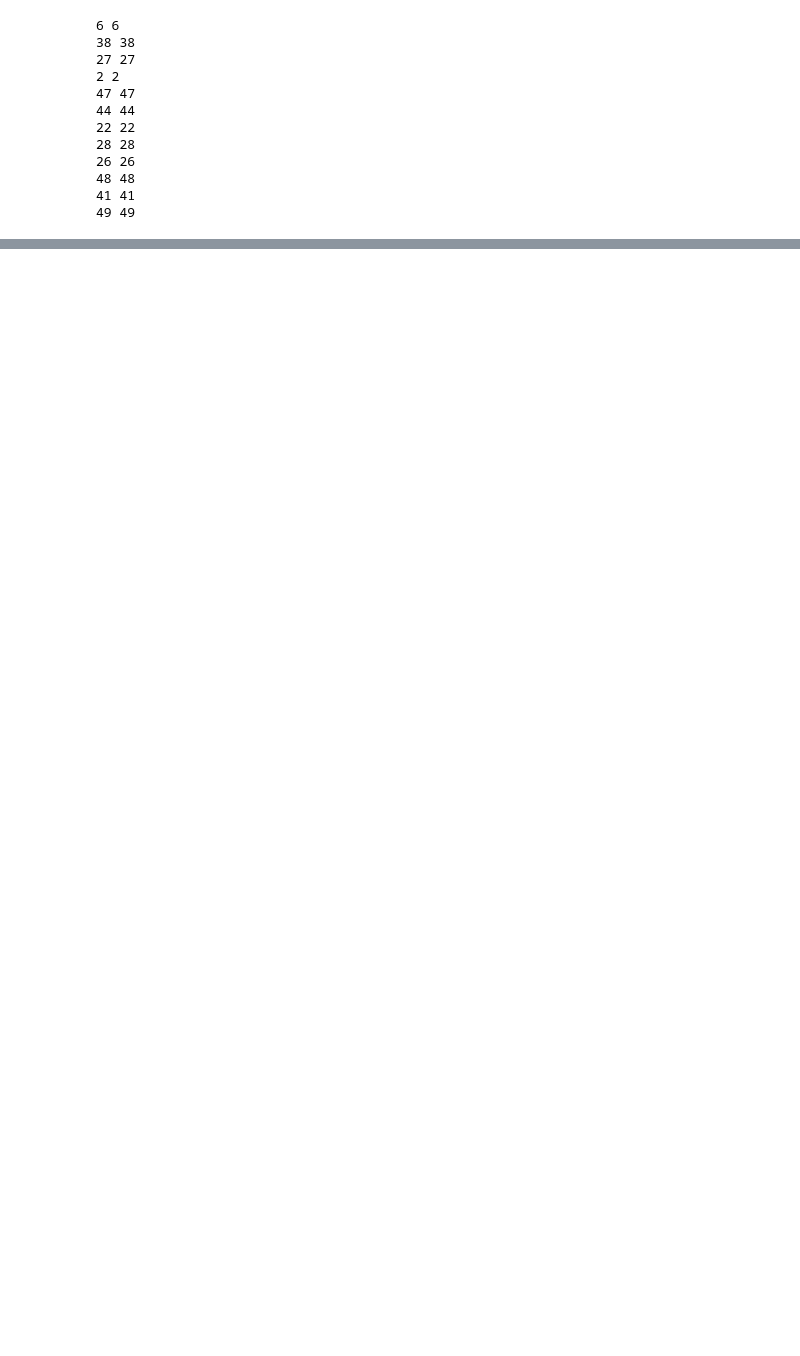
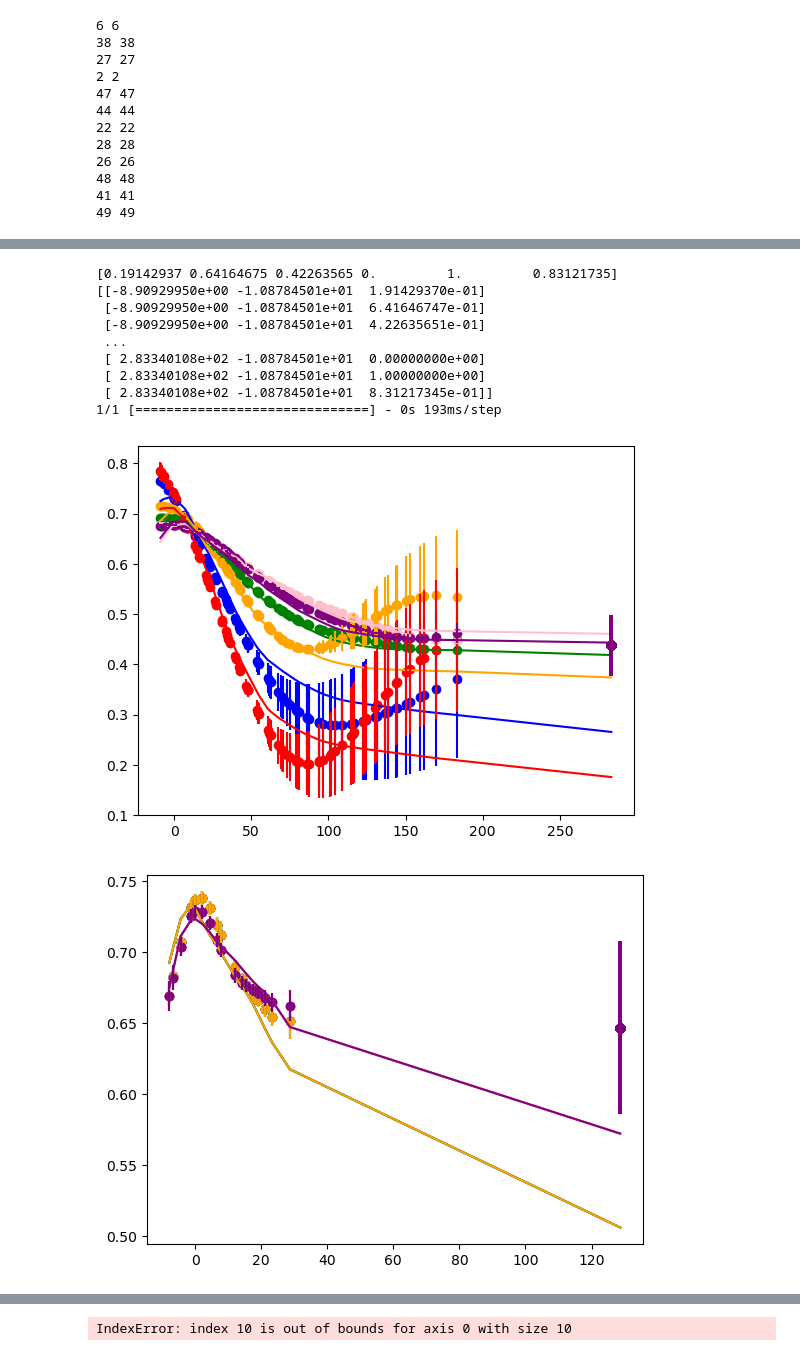
Before and after one commit to kdesoto-astro/survey-agnostic-sn-vae, a Jupyter notebook: docs/notebooks/intro_notebook.ipynb, the cells around one changed output, grey strips where cells are left out. Cells and saved outputs as stored; diff of their text form; code cells hidden in the pictures; blank space fills up the shorter version.

```diff
--- a/docs/notebooks/intro_notebook.ipynb
+++ b/docs/notebooks/intro_notebook.ipynb
@@ -140,0 +208,57 @@ plot_lightcurves(
+# %%
+from survey_agnostic_sn_vae.preprocessing import prep_input
+from survey_agnostic_sn_vae.raenn import *
+from survey_agnostic_sn_vae.plotting import *
+
+from tensorflow.keras.models import load_model
+from survey_agnostic_sn_vae.custom_nn_layers.kl_loss import SamplingLayer
+from survey_agnostic_sn_vae.custom_nn_layers.recon_loss import ReconstructionLoss
+from tensorflow.keras.optimizers.legacy import Adam
+
+OUTDIR = 'superraenn'
+LCFILE = 'superraenn/lcs.npz'
+
+# overlay decodings
+fig, ax = plt.subplots()
+
+model = load_model(
+    OUTDIR + "/models/trained_rubin_ps1_ztf_finetuned.h5",
+    custom_objects = {
+        'SamplingLayer': SamplingLayer,
+        'ReconstructionLoss': ReconstructionLoss
+    },
+    compile=False
+)
+
+sequence, outseq, ids, maxlen, nfilts = prep_input(LCFILE, save=True, outdir=OUTDIR)
+
+decodings = get_decodings(
+    model, sequence[:10], outseq[:10]
+)
+
+bands = 'ugrizy'
+
+for i in range(20):
+    seq = sequence[i]
+    d = np.reshape(decodings[i], (seq.shape[0], -1))
+
+
+    for b_idx in range(6):
+        c_i = BAND_COLORS[bands[b_idx]]
+        plt.errorbar(seq[:,0], seq[:,b_idx+1], yerr=seq[:,7+b_idx], fmt='none', ecolor=c_i)
+        plt.scatter(seq[:,0], seq[:,b_idx+1], marker='o', color=c_i)
+        plt.plot(seq[:,0], d[:,b_idx], c=c_i)
+
+    plt.show()
+# %% [output]
+[0.19142937 0.64164675 0.42263565 0.         1.         0.83121735]
+[[-8.90929950e+00 -1.08784501e+01  1.91429370e-01]
+ [-8.90929950e+00 -1.08784501e+01  6.41646747e-01]
+ [-8.90929950e+00 -1.08784501e+01  4.22635651e-01]
+ ...
+ [ 2.83340108e+02 -1.08784501e+01  0.00000000e+00]
+ [ 2.83340108e+02 -1.08784501e+01  1.00000000e+00]
+ [ 2.83340108e+02 -1.08784501e+01  8.31217345e-01]]
+1/1 [==============================] - 0s 193ms/step
+[figure, added]
+[figure, added]
@@ -140,0 +273 @@ plot_lightcurves(
+IndexError: index 10 is out of bounds for axis 0 with size 10
```
Also changed, not shown: parts of 7 cells of this notebook, 11 other files.
